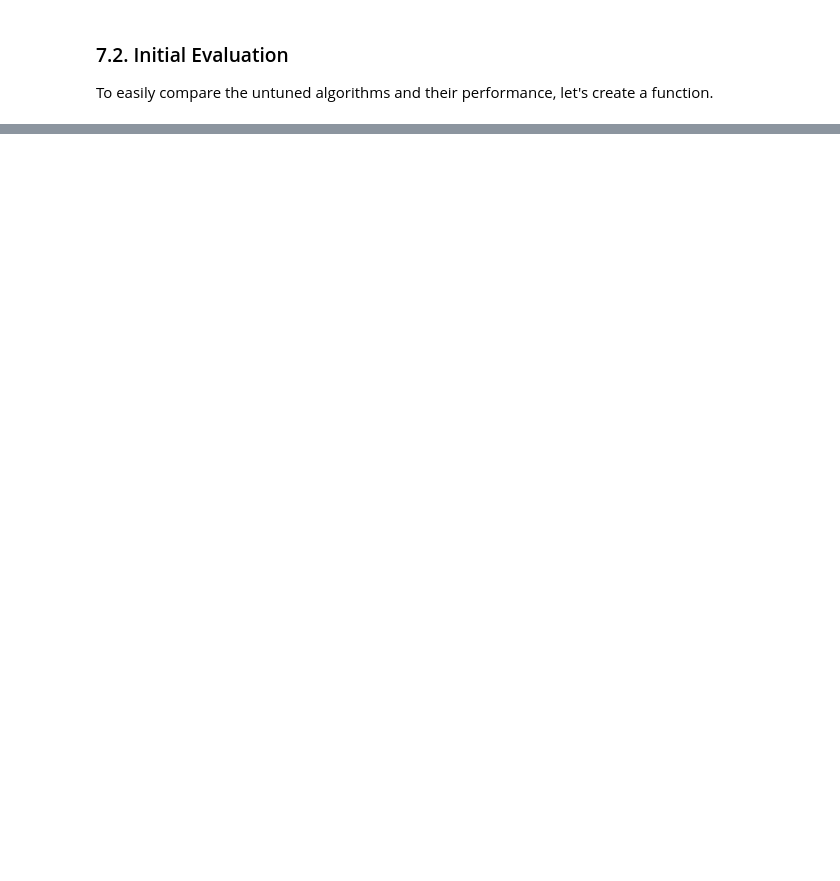
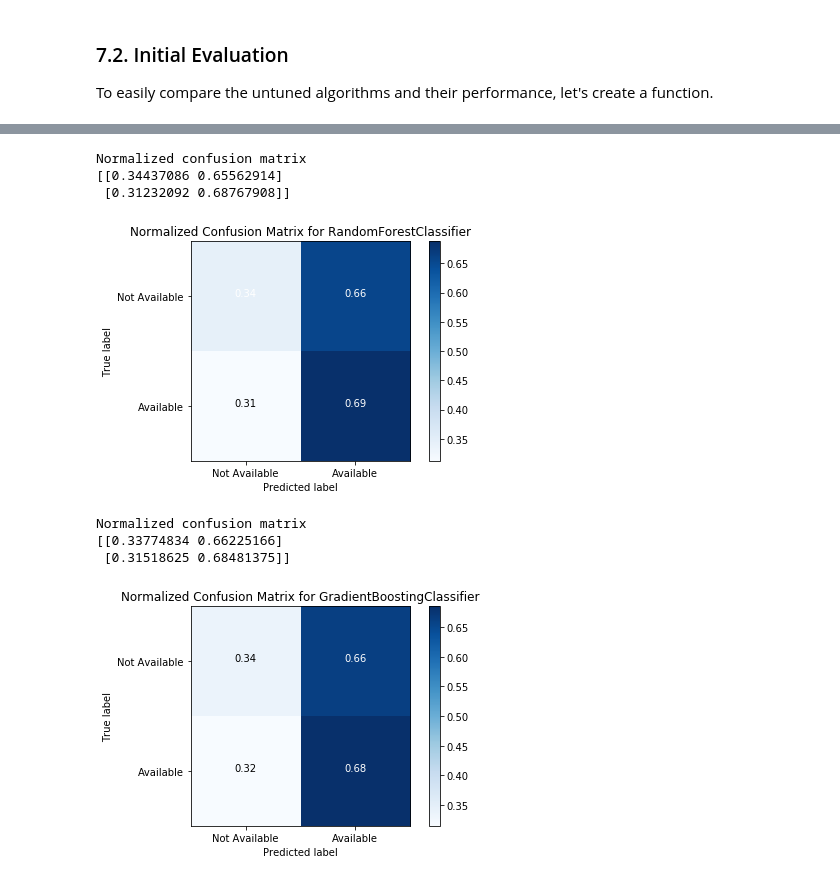
Before and after one commit to rebeccaebarnes/DSND-Project-4, a Jupyter notebook: seattle_airbnb_exploration.ipynb, the cells around one changed output, grey strips where cells are left out. Drawn from its saved outputs; the diff is of its cells as text; code cells hidden in the pictures; blank space fills up the shorter version.

```diff
--- a/seattle_airbnb_exploration.ipynb
+++ b/seattle_airbnb_exploration.ipynb
@@ -2151,0 +2247,17 @@ ValueError: Number of labels=997062 does not match number of samples=995219
+# %%
+# Look at rates
+for clf in [clf_rf, clf_gb]:
+    preds = clf.predict(X_valid_scaled[:500])
+    cm = confusion_matrix(y_valid[:500], preds)
+    plot_confusion_matrix(cm, classes=["Not Available", "Available"],
+                          normalize=True,
+                          title="Normalized Confusion Matrix for {}".format(clf.__class__.__name__))
+# %% [output]
+Normalized confusion matrix
+[[0.34437086 0.65562914]
+ [0.31232092 0.68767908]]
+[figure, added]
+Normalized confusion matrix
+[[0.33774834 0.66225166]
+ [0.31518625 0.68481375]]
+[figure, added]
```
Also changed, not shown: parts of 16 cells of this notebook.
